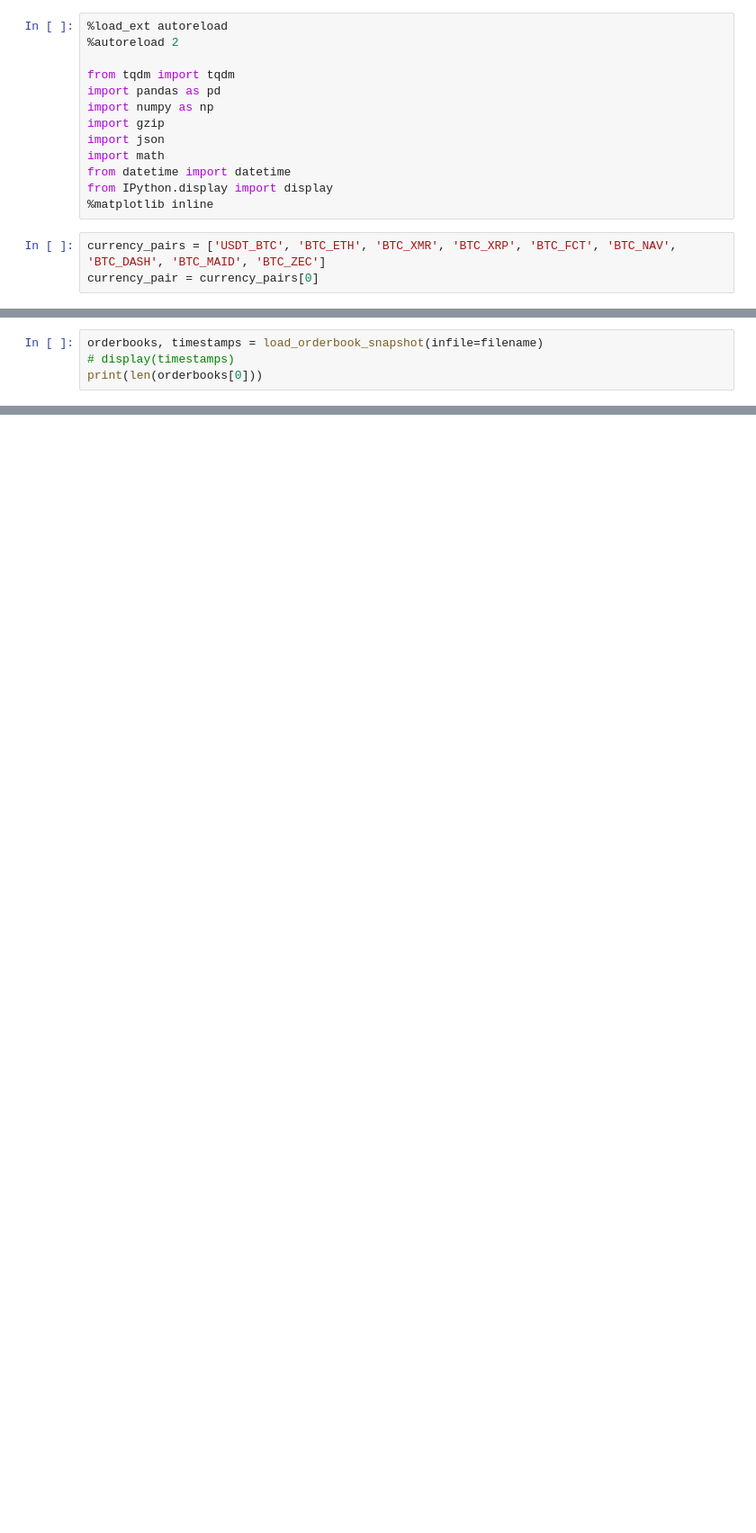
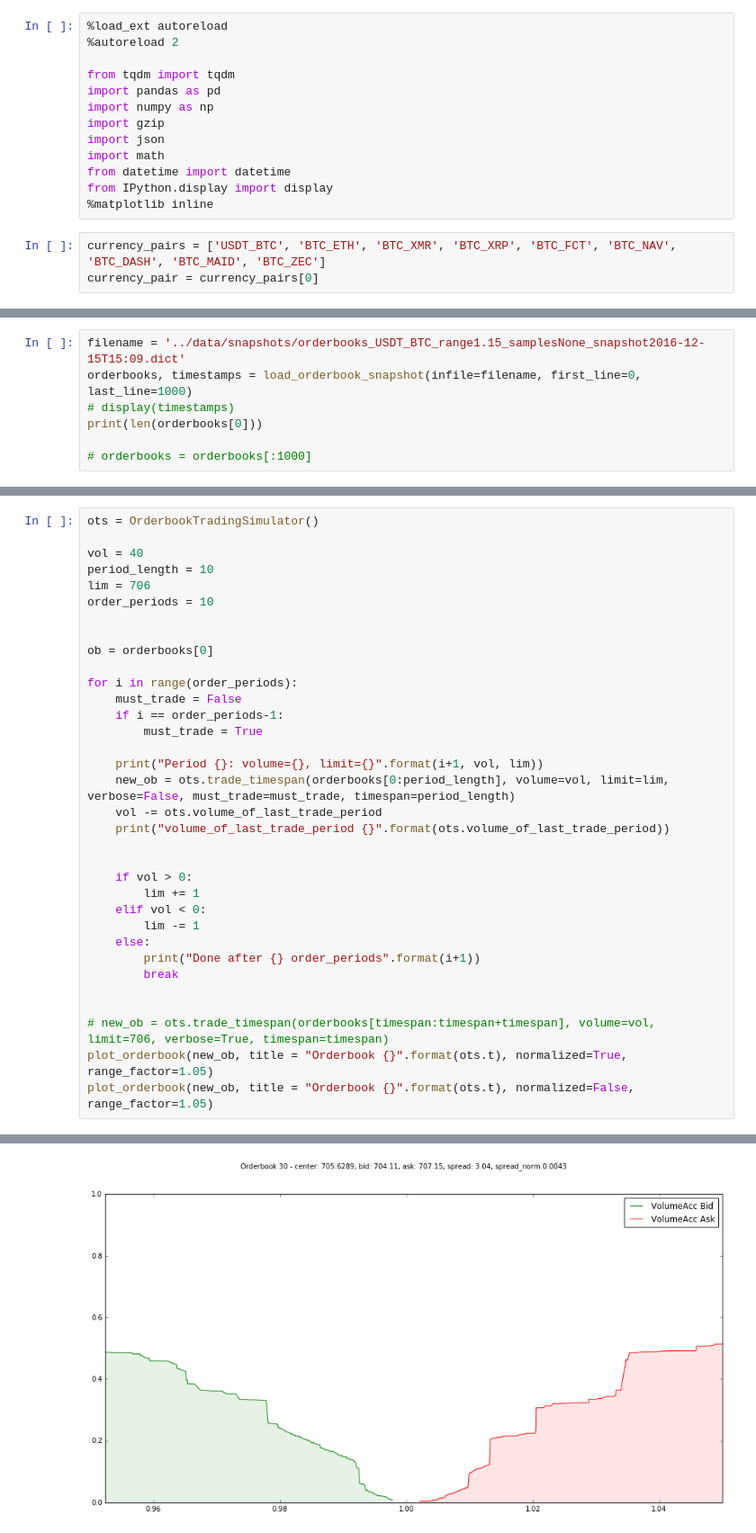
Before and after one commit to axelperschmann/orderbook_agent, a Jupyter notebook: extract_orderbooks_for_one_currencypair.ipynb, the cells around one changed output, grey strips where cells are left out. Shown at 90% size. Drawn from its saved outputs; the diff is of its cells as text; blank space fills up the shorter version.

Commit message:
New Orderbook Trade Simulator

```diff
--- a/extract_orderbooks_for_one_currencypair.ipynb
+++ b/extract_orderbooks_for_one_currencypair.ipynb
@@ -51,5 +43,8 @@ Successfully created file '../data/snapshots/experimental/orderbooks_USDT_BTC_ra
 # %%
-orderbooks, timestamps = load_orderbook_snapshot(infile=filename)
+filename = '../data/snapshots/orderbooks_USDT_BTC_range1.15_samplesNone_snapshot2016-12-15T15:09.dict'
+orderbooks, timestamps = load_orderbook_snapshot(infile=filename, first_line=0, last_line=1000)
 # display(timestamps)
 print(len(orderbooks[0]))
+
+# orderbooks = orderbooks[:1000]
 # %% [output]
@@ -57,0 +53,35 @@ Loaded Orderbooks: 100
+# %%
+ots = OrderbookTradingSimulator()
+
+vol = 40
+period_length = 10
+lim = 706
+order_periods = 10
+
+
+ob = orderbooks[0]
+
+for i in range(order_periods):
+    must_trade = False
+    if i == order_periods-1:
+        must_trade = True
+
+    print("Period {}: volume={}, limit={}".format(i+1, vol, lim))
+    new_ob = ots.trade_timespan(orderbooks[0:period_length], volume=vol, limit=lim, verbose=False, must_trade=must_trade, timespan=period_length)
+    vol -= ots.volume_of_last_trade_period
+    print("volume_of_last_trade_period {}".format(ots.volume_of_last_trade_period))
+
+
+    if vol > 0:
+        lim += 1
+    elif vol < 0:
+        lim -= 1
+    else:
+        print("Done after {} order_periods".format(i+1))
+        break
+
+
+# new_ob = ots.trade_timespan(orderbooks[timespan:timespan+timespan], volume=vol, limit=706, verbose=True, timespan=timespan)
+plot_orderbook(new_ob, title = "Orderbook {}".format(ots.t), normalized=True, range_factor=1.05)
+plot_orderbook(new_ob, title = "Orderbook {}".format(ots.t), normalized=False, range_factor=1.05)
+# %% [output]
@@ -57,0 +100 @@ Loaded Orderbooks: 100
+[figure, added]
```
Also changed, not shown: parts of 12 cells of this notebook, 2 other files.
